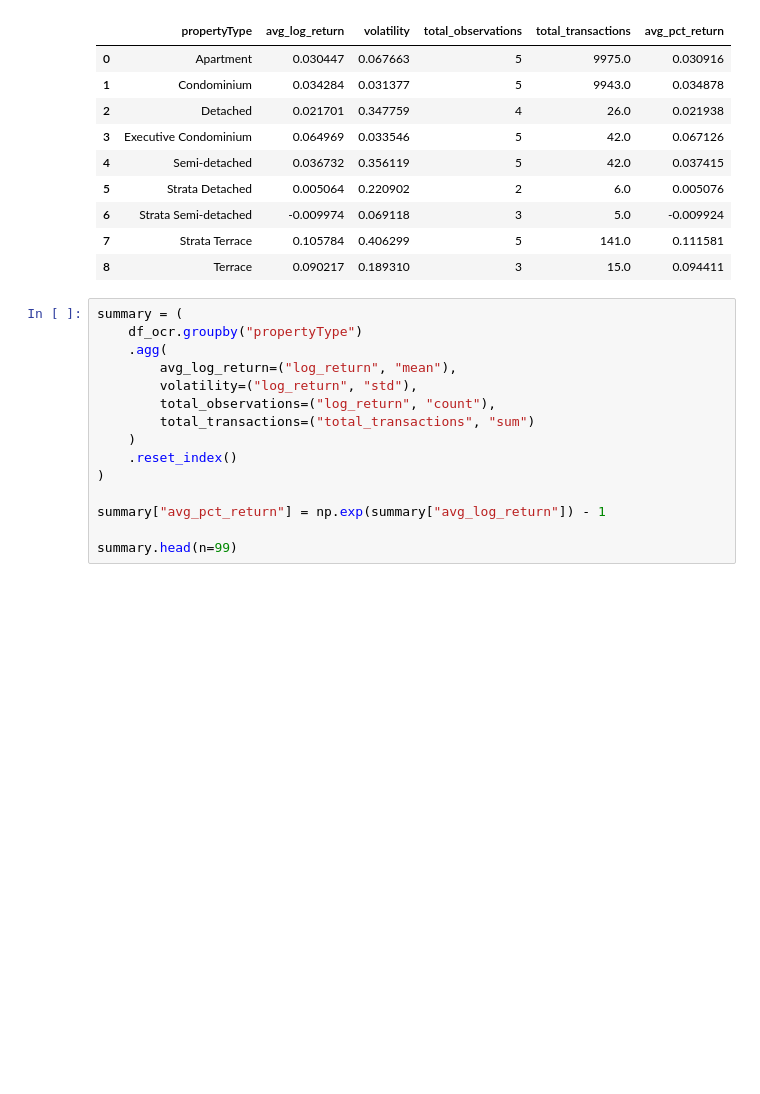
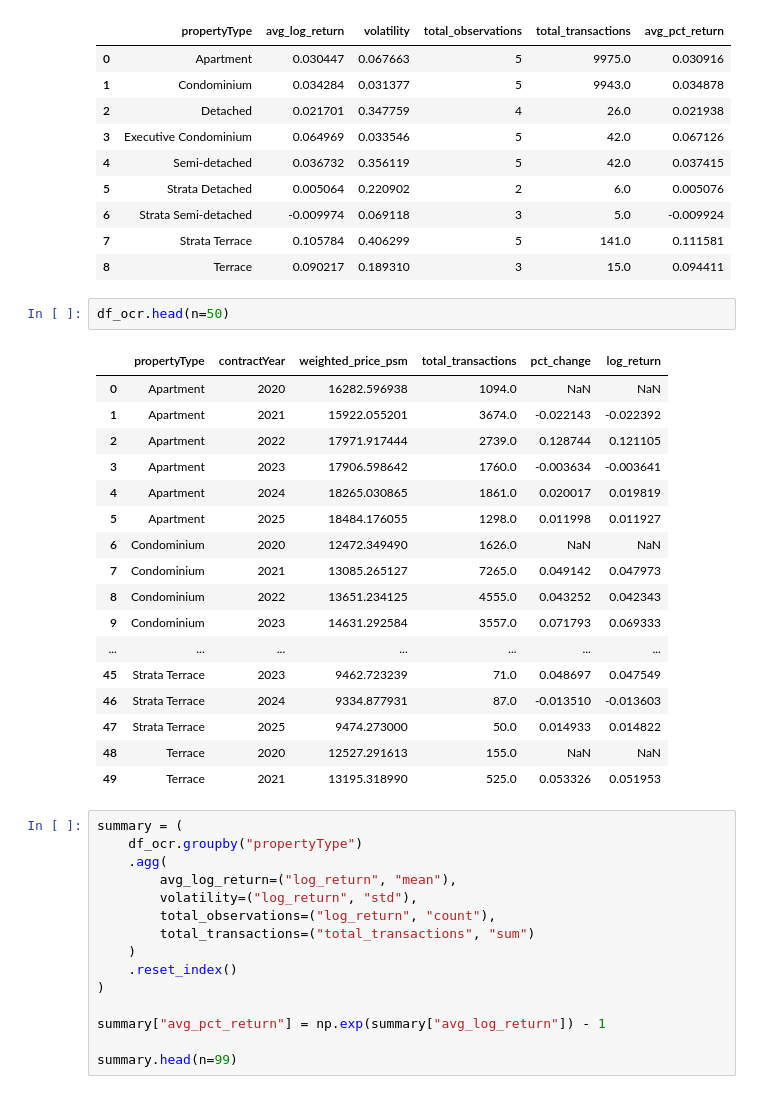
Before and after one commit to AdityaPugalia/Singapore-Housing-Price-Analysis, a Jupyter notebook: Returns_PropPrice.ipynb, the cells around one changed output. Cells and saved outputs as stored; diff of their text form; blank space fills up the shorter version.

```diff
--- a/Returns_PropPrice.ipynb
+++ b/Returns_PropPrice.ipynb
@@ -475,6 +611,26 @@ summary.head(n=99)
 | 6 | Strata Semi-detached | -0.009974 | 0.069118 | 3 | 5.0 | -0.009924 |
 | 7 | Strata Terrace | 0.105784 | 0.406299 | 5 | 141.0 | 0.111581 |
 | 8 | Terrace | 0.090217 | 0.189310 | 3 | 15.0 | 0.094411 |
+# %%
+df_ocr.head(n=50)
+# %% [output]
+|  | propertyType | contractYear | weighted_price_psm | total_transactions | pct_change | log_return |
+| 0 | Apartment | 2020 | 16282.596938 | 1094.0 | NaN | NaN |
+| 1 | Apartment | 2021 | 15922.055201 | 3674.0 | -0.022143 | -0.022392 |
+| 2 | Apartment | 2022 | 17971.917444 | 2739.0 | 0.128744 | 0.121105 |
+| 3 | Apartment | 2023 | 17906.598642 | 1760.0 | -0.003634 | -0.003641 |
+| 4 | Apartment | 2024 | 18265.030865 | 1861.0 | 0.020017 | 0.019819 |
+| 5 | Apartment | 2025 | 18484.176055 | 1298.0 | 0.011998 | 0.011927 |
+| 6 | Condominium | 2020 | 12472.349490 | 1626.0 | NaN | NaN |
+| 7 | Condominium | 2021 | 13085.265127 | 7265.0 | 0.049142 | 0.047973 |
+| 8 | Condominium | 2022 | 13651.234125 | 4555.0 | 0.043252 | 0.042343 |
+| 9 | Condominium | 2023 | 14631.292584 | 3557.0 | 0.071793 | 0.069333 |
+| ... | ... | ... | ... | ... | ... | ... |
+| 45 | Strata Terrace | 2023 | 9462.723239 | 71.0 | 0.048697 | 0.047549 |
+| 46 | Strata Terrace | 2024 | 9334.877931 | 87.0 | -0.013510 | -0.013603 |
+| 47 | Strata Terrace | 2025 | 9474.273000 | 50.0 | 0.014933 | 0.014822 |
+| 48 | Terrace | 2020 | 12527.291613 | 155.0 | NaN | NaN |
+| 49 | Terrace | 2021 | 13195.318990 | 525.0 | 0.053326 | 0.051953 |
 # %%
 summary = (
     df_ocr.groupby("propertyType")
```
Also changed, not shown: parts of 10 cells of this notebook, 1 other file.
